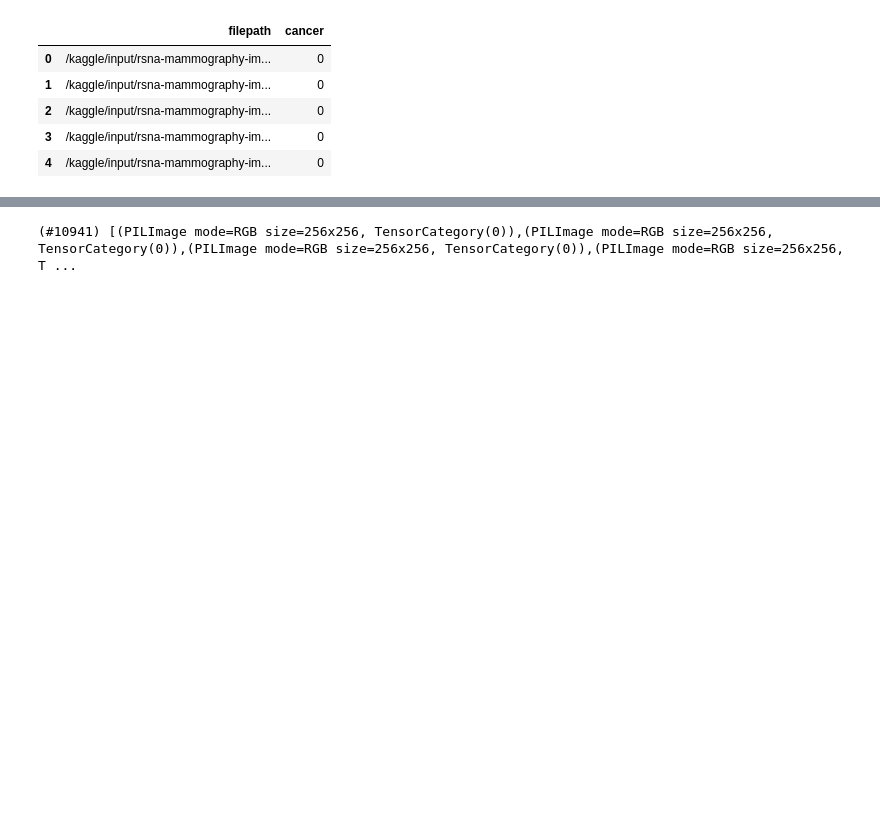
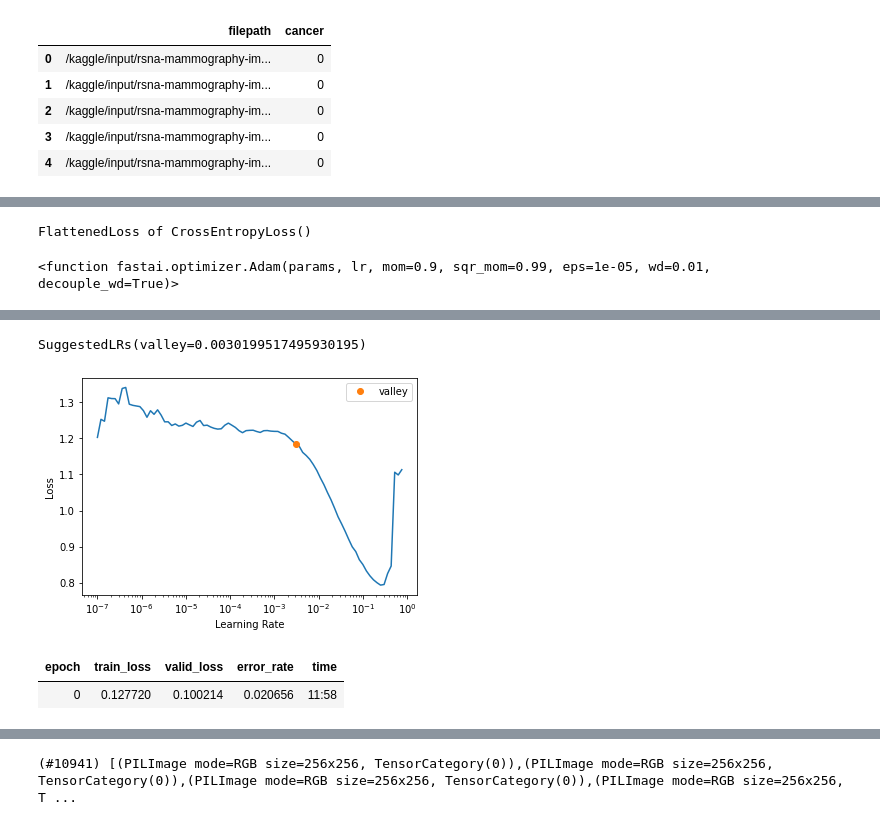
Before and after one commit to taaha/Breast_cancer_detection_from_mamograms, a Jupyter notebook: baseline-model-fastai.ipynb, the cells around one changed output, grey strips where cells are left out. Drawn from its saved outputs; the diff is of its cells as text; code cells hidden in the pictures; blank space fills up the shorter version.

Commit message:
Kaggle Notebook | baseline_model_fastai | Version 10

```diff
--- a/baseline-model-fastai.ipynb
+++ b/baseline-model-fastai.ipynb
@@ -76,2 +76,3 @@ dls.show_batch(max_n=16)
 # %%
-learn = vision_learner(dls, resnet34, metrics=accuracy)
+#learn = vision_learner(dls, resnet34, metrics=accuracy)
+learn = vision_learner(dls, resnet18, metrics=error_rate, pretrained=False)
@@ -79,0 +79,11 @@ Downloading: "https://download.pytorch.org/models/resnet34-b627a593.pth" to /roo
+# %%
+learn.loss_func
+# %% [output]
+FlattenedLoss of CrossEntropyLoss()
+# %%
+learn.opt_func
+# %% [output]
+<function fastai.optimizer.Adam(params, lr, mom=0.9, sqr_mom=0.99, eps=1e-05, wd=0.01, decouple_wd=True)>
+# %%
+learn.lr_find()
+# %% [output]
@@ -79,0 +91,7 @@ Downloading: "https://download.pytorch.org/models/resnet34-b627a593.pth" to /roo
+SuggestedLRs(valley=0.0030199517495930195)
+[figure, added]
+# %%
+learn.fit_one_cycle(1)
+# %% [output]
+| epoch | train_loss | valid_loss | error_rate | time |
+| 0 | 0.127720 | 0.100214 | 0.020656 | 11:58 |
```
Also changed, not shown: parts of 14 cells of this notebook.
